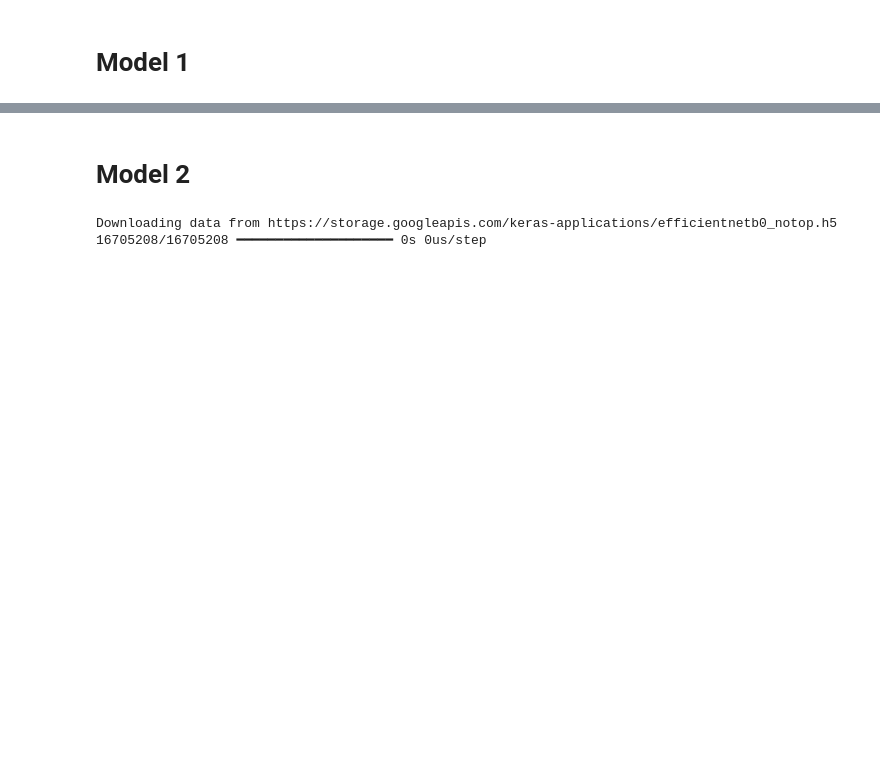
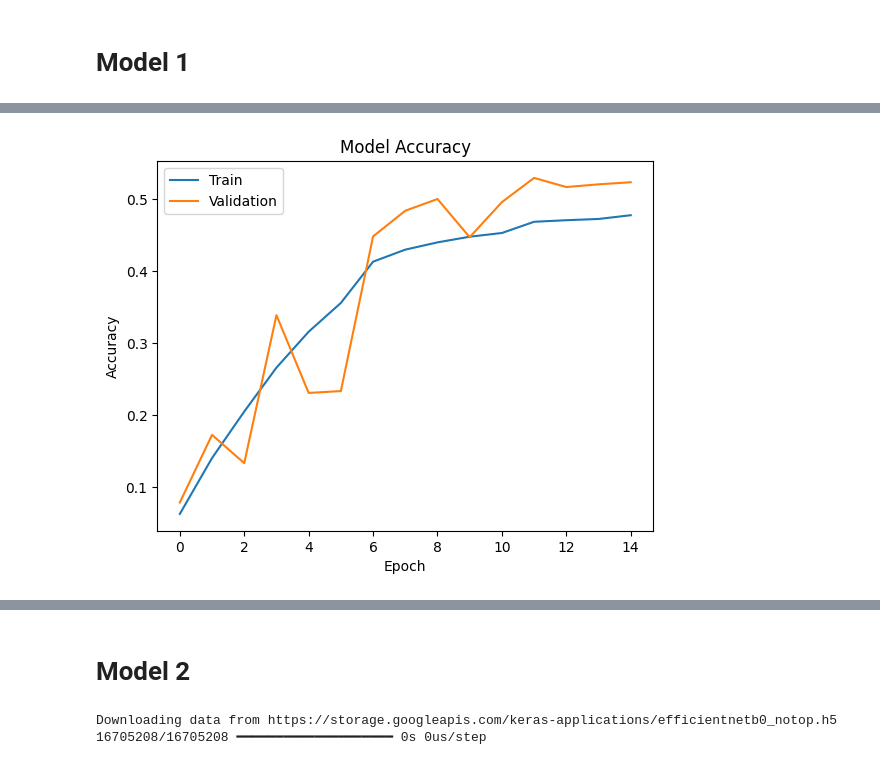
Before and after one commit to Lark01/Drug-Food-Interactions, a Jupyter notebook: FoodDetection/food101-training.ipynb, the cells around one changed output, grey strips where cells are left out. Saved outputs shown, nothing was run; the diff lists cells and outputs as text; code cells hidden in the pictures; blank space fills up the shorter version.

Commit message:
Retrained model (With accuracy/loss plots)

```diff
--- a/FoodDetection/food101-training.ipynb
+++ b/FoodDetection/food101-training.ipynb
@@ -94,0 +35,4 @@ Found 25250 files belonging to 101 classes.
+# %%
+BASE_DIR = '/kaggle/input/food41'
+IMAGES_DIR = os.path.join(BASE_DIR, 'images')
+META_DIR = os.path.join(BASE_DIR, 'meta/meta')
@@ -132,14 +164,2 @@ model = models.Sequential([
     layers.Dense(101, activation='softmax')
 ])
-# %%
-# Train
-model.compile(
-    optimizer='adam',
-    loss='categorical_crossentropy',
-    metrics=['accuracy']
-)
-history = model.fit(
-    train_ds,
-    validation_data=test_ds,
-    epochs=10  # Start with 10 to see how it goes
-)
@@ -170,5 +166,11 @@ model.save("food101_custom_cnn_31acc.keras")
 # %%
-# Define the scheduler
+# Train
+from tensorflow.keras.callbacks import EarlyStopping,ReduceLROnPlateau
+model.compile(
+    optimizer='adam',
+    loss='categorical_crossentropy',
+    metrics=['accuracy']
+)
 lr_scheduler = tf.keras.callbacks.ReduceLROnPlateau(
     monitor='val_loss',
     factor=0.2,
@@ -176,12 +178,15 @@ lr_scheduler = tf.keras.callbacks.ReduceLROnPlateau(
     min_lr=1e-6,
     verbose=1
 )
-# Train with the scheduler
+early_stop = EarlyStopping(
+    monitor='val_loss',
+    patience=3,
+    verbose=1
+)
 history = model.fit(
     train_ds,
     validation_data=test_ds,
-    epochs=25,
-    initial_epoch = 10,
-    callbacks=[lr_scheduler]
+    epochs=15,
+    callbacks=[lr_scheduler,early_stop]
 )
 # %% [output]
@@ -207,0 +210,12 @@ model.save("food101_custom_FINAL_51acc.keras")
+# %%
+import matplotlib.pyplot as plt
+plt.figure()
+plt.plot(history.history['accuracy'])
+plt.plot(history.history['val_accuracy'])
+plt.title('Model Accuracy')
+plt.xlabel('Epoch')
+plt.ylabel('Accuracy')
+plt.legend(['Train', 'Validation'])
+plt.show()
+# %% [output]
+[figure, added]
```
Also changed, not shown: parts of 12 cells of this notebook.
